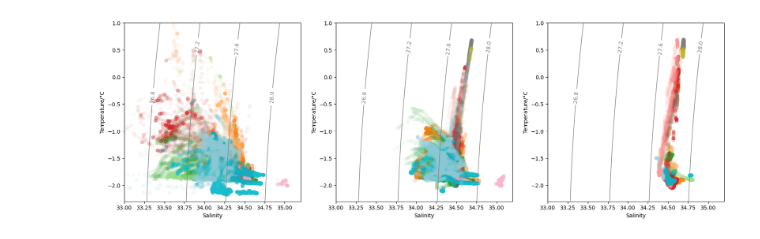
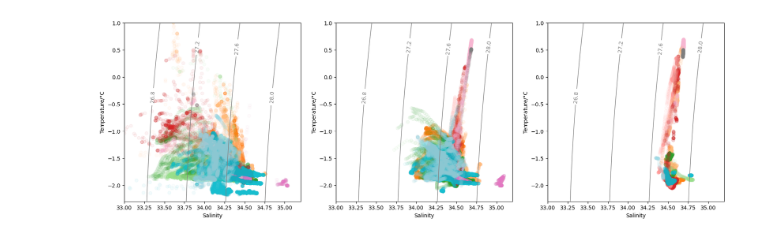
Before and after one commit to eejco/thesis_c3, a Jupyter notebook: c3_natural_variability.ipynb, the cells around one changed output. Saved outputs shown, nothing was run; the diff lists cells and outputs as text; code cells hidden in the pictures.

```diff
--- a/c3_natural_variability.ipynb
+++ b/c3_natural_variability.ipynb
@@ -48,5 +41,5 @@ dscli = fns.crop_to_extent(dscli,extent)
 # %%
-ds = pickle.load(open('c3data.pkl','rb'))
+ds = xr.open_dataset('profiles_full.nc')
 cdict = pickle.load(open('cdict.pkl','rb'))
 en4 = xr.open_dataset('en4_analysis.nc')
 # %%
@@ -155,5 +130,3 @@ df=mon_mean.groupby('time.month').where(cli_count.temp > 1).to_dataframe()
 # %%
 month_labels = ['J','F','M','A','M','J','J','A','S','O','N','D']
 month_values = xr.DataArray(np.arange(1,13),coords={'month':np.arange(1,13)})
-# %%
-cdict =
@@ -359,0 +377,4 @@ TypeError: Dimensions of C (11, 501) should be one smaller than X(12) and Y(502)
+# %%
+a=ds_shelf.where(ds_shelf.year==y,drop=True)
+maxz = a.pres.where(~np.isnan(a.temp)).max(dim="pres")
+a.where(maxz > 100,drop=True)#.sel(pres=slice(0,100))
@@ -360,27 +402,29 @@ TypeError: Dimensions of C (11, 501) should be one smaller than X(12) and Y(502)
 # %%
 fig, ax = plt.subplots(1,3,figsize=(20,6))
 
 ims=[]
 def ts_plot(ax,z1,z2):
     for y in cdict.keys():
-        data = ds_shelf.where(ds_shelf.year==y,drop=True).where(max_depth > z2,drop=True).sel(pres=slice(z1,z2))
+        data = ds_shelf.where(ds_shelf.year==y,drop=True)
+        maxz = data.pres.where(~np.isnan(data.temp)).max(dim="pres")
+        data = data.where(maxz > z2,drop=True).sel(pres=slice(z1,z2))
         if not len(data.time) ==0:
             ims.append(ax.scatter(data.psal,data.temp,alpha=0.05,c=cdict[y],label=str(y.item())))
 
 
 
     tlim=[-2.3,1]
     slim=[33,35.2]
     temprange,psalrange,sig0range_ = fns.sig0range(tlim,slim)
     cs=ax.contour(psalrange,temprange,sig0range_,levels=4,colors='grey',linewidths=1)
     plt.clabel(cs, fontsize=10, inline=1, fmt='%0.1f')
     ax.set_xlim(slim)
     ax.set_ylim(tlim)
     ax.set_ylabel('Temperature/°C')
     ax.set_xlabel('Salinity')
 
 ts_plot(ax[0],0,100)
 ts_plot(ax[1],100,300)
 ts_plot(ax[2],300,600)
 # %% [output]
-[figure, old version]
+[figure, new version]
```
Also changed, not shown: parts of 18 cells of this notebook, 7 other files.
